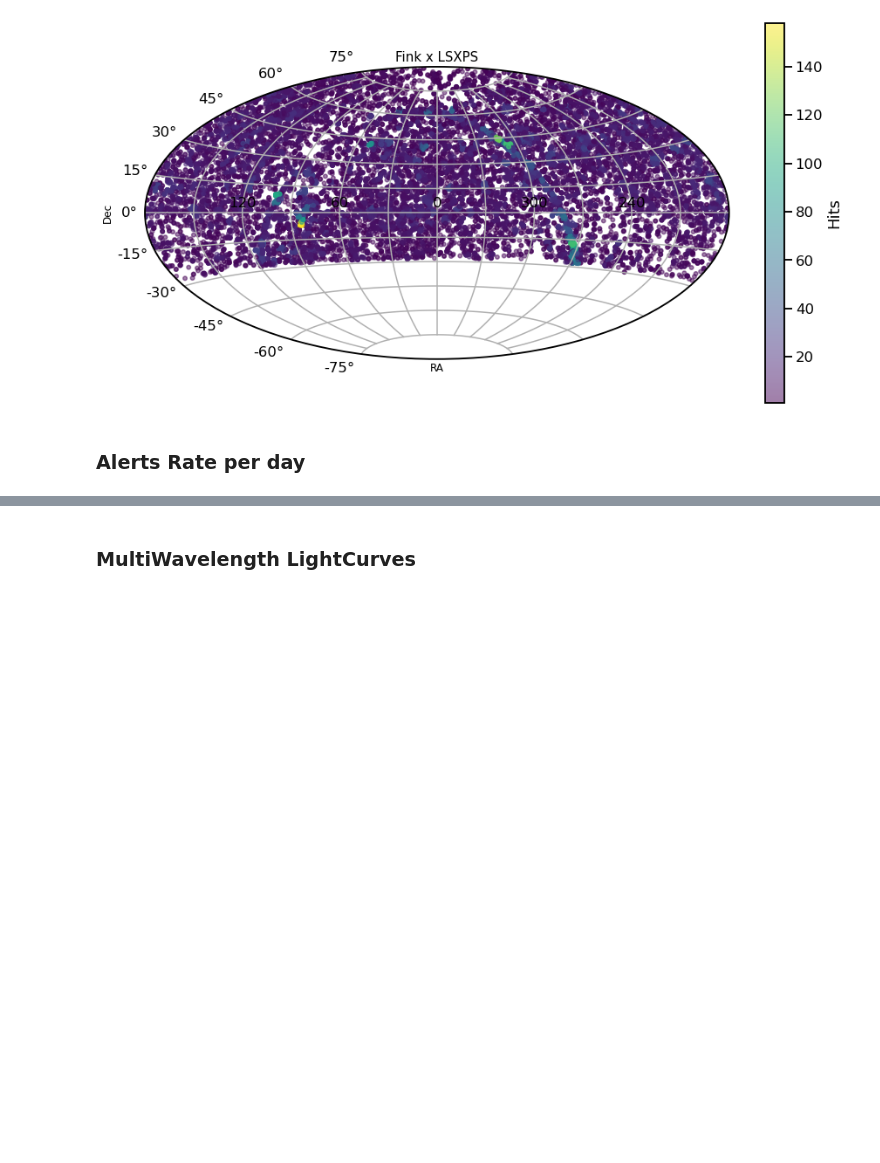
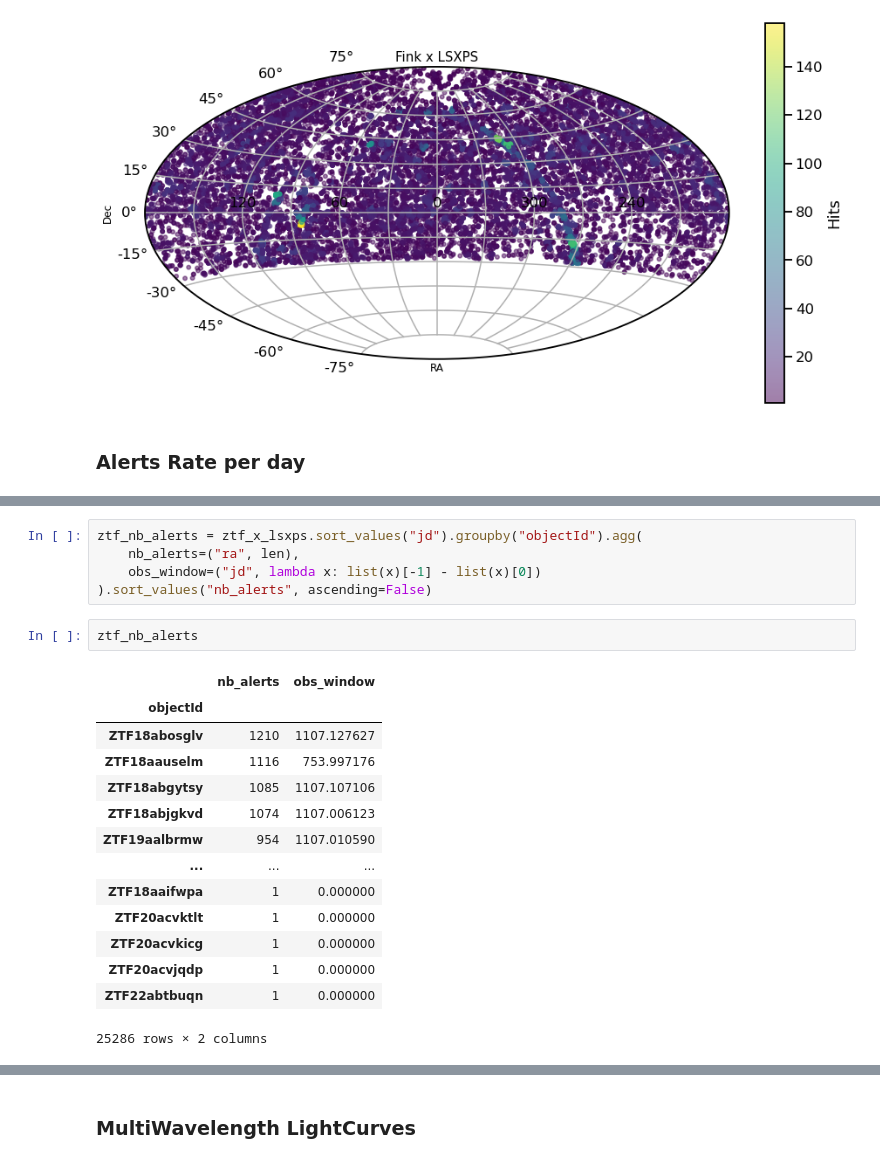
Before and after one commit to JulienPeloton/fink-agn, a Jupyter notebook: notebooks/LSXPS_in_Fink.ipynb, the cells around one changed output, grey strips where cells are left out. Drawn from its saved outputs; the diff is of its cells as text; blank space fills up the shorter version.

```diff
--- a/notebooks/LSXPS_in_Fink.ipynb
+++ b/notebooks/LSXPS_in_Fink.ipynb
@@ -135,0 +209,22 @@ Mean : 1325.0 alerts/day ± 703.5
+# %%
+ztf_nb_alerts = ztf_x_lsxps.sort_values("jd").groupby("objectId").agg(
+    nb_alerts=("ra", len),
+    obs_window=("jd", lambda x: list(x)[-1] - list(x)[0])
+).sort_values("nb_alerts", ascending=False)
+# %%
+ztf_nb_alerts
+# %% [output]
+|  | nb_alerts | obs_window |
+| objectId |  |  |
+| ZTF18abosglv | 1210 | 1107.127627 |
+| ZTF18aauselm | 1116 | 753.997176 |
+| ZTF18abgytsy | 1085 | 1107.107106 |
+| ZTF18abjgkvd | 1074 | 1107.006123 |
+| ZTF19aalbrmw | 954 | 1107.010590 |
+| ... | ... | ... |
+| ZTF18aaifwpa | 1 | 0.000000 |
+| ZTF20acvktlt | 1 | 0.000000 |
+| ZTF20acvkicg | 1 | 0.000000 |
+| ZTF20acvjqdp | 1 | 0.000000 |
+| ZTF22abtbuqn | 1 | 0.000000 |
+25286 rows × 2 columns
```
Also changed, not shown: parts of 17 cells of this notebook, 2 other files.
